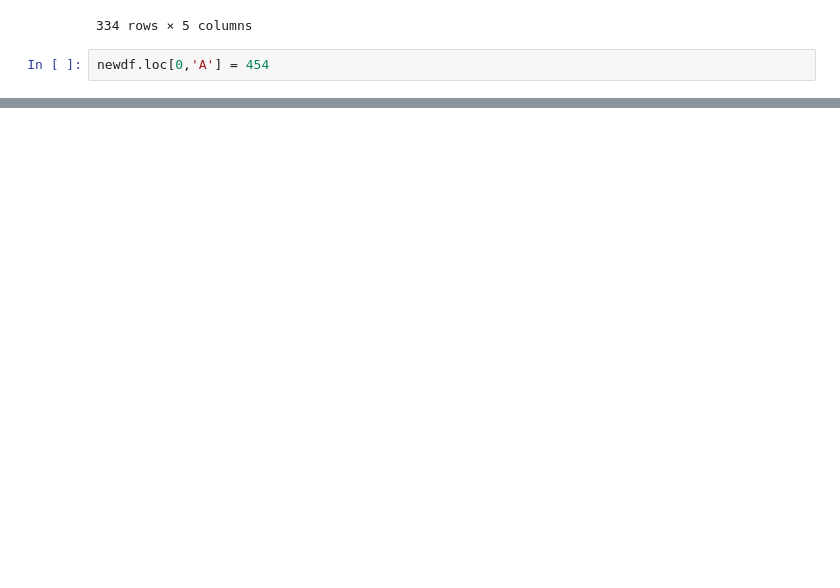
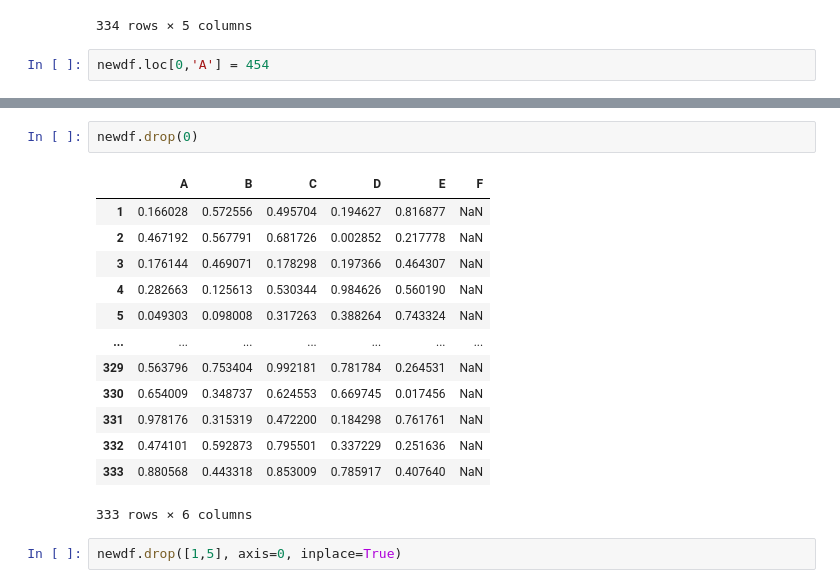
Before and after one commit to JJ1006/Pandas-Library, a Jupyter notebook: Untitled.ipynb, the cells around one changed output, grey strips where cells are left out. Cells and saved outputs as stored; diff of their text form; blank space fills up the shorter version.

```diff
--- a/Untitled.ipynb
+++ b/Untitled.ipynb
@@ -370,0 +512,18 @@ newdf.loc[[1,2],:]
+# %%
+newdf.drop(0)
+# %% [output]
+|  | A | B | C | D | E | F |
+| 1 | 0.166028 | 0.572556 | 0.495704 | 0.194627 | 0.816877 | NaN |
+| 2 | 0.467192 | 0.567791 | 0.681726 | 0.002852 | 0.217778 | NaN |
+| 3 | 0.176144 | 0.469071 | 0.178298 | 0.197366 | 0.464307 | NaN |
+| 4 | 0.282663 | 0.125613 | 0.530344 | 0.984626 | 0.560190 | NaN |
+| 5 | 0.049303 | 0.098008 | 0.317263 | 0.388264 | 0.743324 | NaN |
+| ... | ... | ... | ... | ... | ... | ... |
+| 329 | 0.563796 | 0.753404 | 0.992181 | 0.781784 | 0.264531 | NaN |
+| 330 | 0.654009 | 0.348737 | 0.624553 | 0.669745 | 0.017456 | NaN |
+| 331 | 0.978176 | 0.315319 | 0.472200 | 0.184298 | 0.761761 | NaN |
+| 332 | 0.474101 | 0.592873 | 0.795501 | 0.337229 | 0.251636 | NaN |
+| 333 | 0.880568 | 0.443318 | 0.853009 | 0.785917 | 0.407640 | NaN |
+333 rows × 6 columns
+# %%
+newdf.drop([1,5], axis=0, inplace=True)
```
Also changed, not shown: parts of 53 cells of this notebook.
